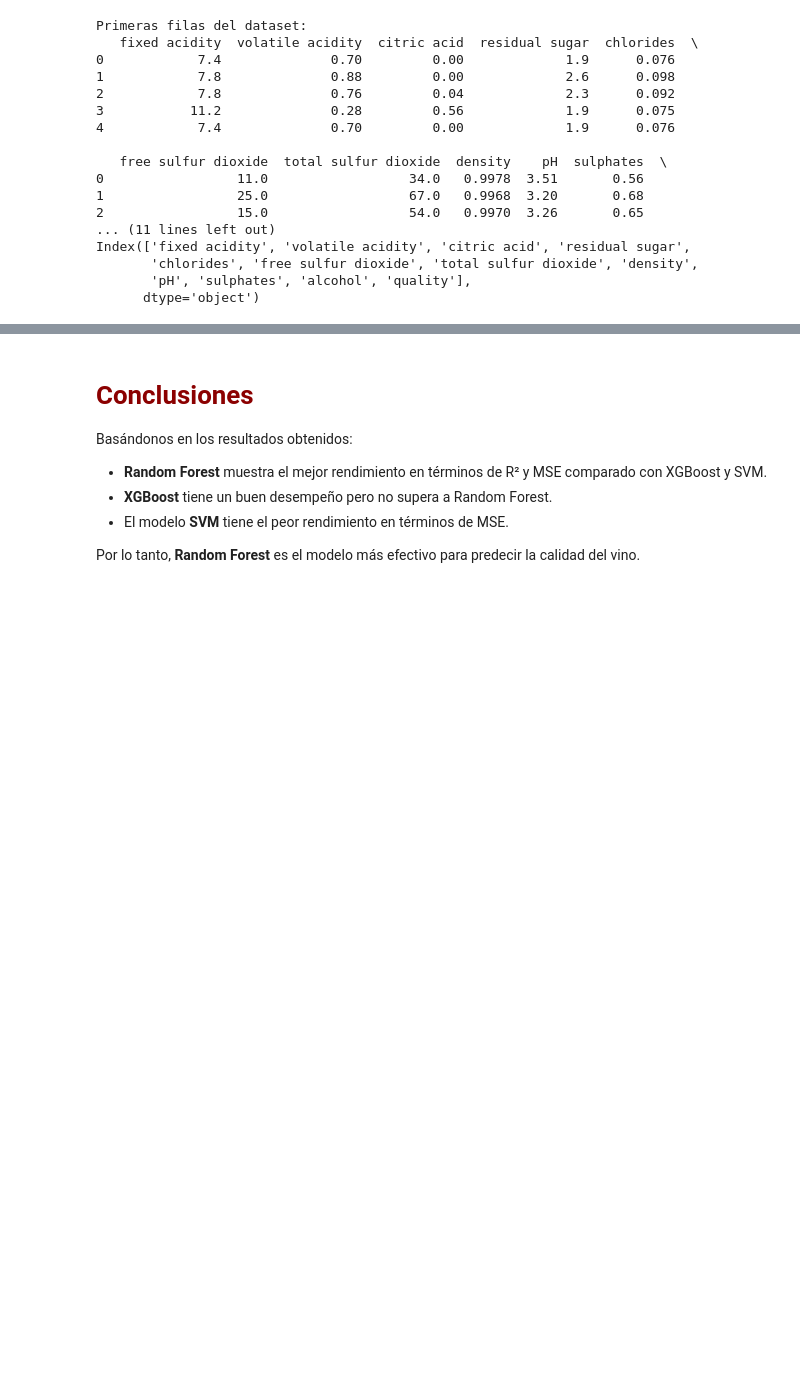
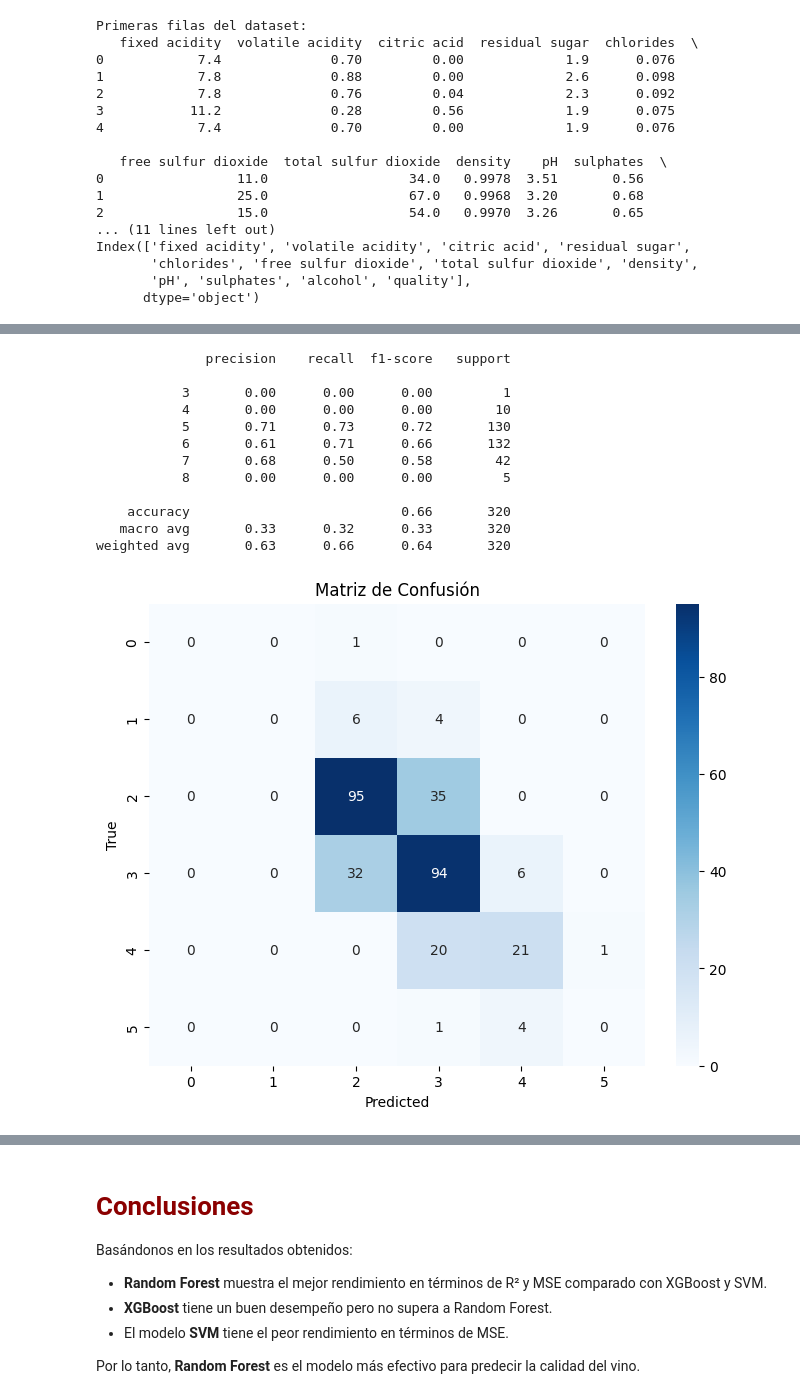
Before and after one commit to Angie-are/ML_WineQuality, a Jupyter notebook: src/results_notebook/ML_WineQuality.ipynb, the cells around one changed output, grey strips where cells are left out. Saved outputs shown, nothing was run; the diff lists cells and outputs as text; code cells hidden in the pictures; blank space fills up the shorter version.

```diff
--- a/src/results_notebook/ML_WineQuality.ipynb
+++ b/src/results_notebook/ML_WineQuality.ipynb
@@ -153,0 +173,12 @@ joblib.dump(rf_model, 'random_forest_model.pkl')
+# %%
+X = df.drop('quality', axis=1)
+y = df['quality']
+
+model_base = RandomForestClassifier(random_state=42)
+
+# Validación cruzada con accuracy y F1-score
+scores_acc = cross_val_score(model_base, X, y, cv=5, scoring='accuracy')
+scores_f1 = cross_val_score(model_base, X, y, cv=5, scoring='f1_macro')
+
+print(f"Accuracy CV: {scores_acc.mean():.3f} ± {scores_acc.std():.3f}")
+print(f"F1-score CV: {scores_f1.mean():.3f} ± {scores_f1.std():.3f}")
@@ -153,0 +252,12 @@ joblib.dump(rf_model, 'random_forest_model.pkl')
+# %%
+param_grid = {
+    'n_estimators': [50, 100, 200],
+    'max_depth': [None, 10, 20],
+    'min_samples_split': [2, 5]
+}
+
+grid_search = GridSearchCV(RandomForestClassifier(random_state=42), param_grid, cv=5, scoring='f1_macro')
+grid_search.fit(X, y)
+
+print("Mejores parámetros:", grid_search.best_params_)
+print("Mejor F1-score CV:", grid_search.best_score_)
@@ -153,0 +277,30 @@ joblib.dump(rf_model, 'random_forest_model.pkl')
+# %%
+X_train, X_test, y_train, y_test = train_test_split(X, y, test_size=0.2, random_state=42)
+
+best_model = RandomForestClassifier(**grid_search.best_params_, random_state=42)
+best_model.fit(X_train, y_train)
+y_pred = best_model.predict(X_test)
+
+print(classification_report(y_test, y_pred))
+
+cm = confusion_matrix(y_test, y_pred)
+plt.figure(figsize=(8,6))
+sns.heatmap(cm, annot=True, fmt='d', cmap='Blues')
+plt.xlabel('Predicted')
+plt.ylabel('True')
+plt.title('Matriz de Confusión')
+plt.show()
+# %% [output]
+              precision    recall  f1-score   support
+
+           3       0.00      0.00      0.00         1
+           4       0.00      0.00      0.00        10
+           5       0.71      0.73      0.72       130
+           6       0.61      0.71      0.66       132
+           7       0.68      0.50      0.58        42
+           8       0.00      0.00      0.00         5
+
+    accuracy                           0.66       320
+   macro avg       0.33      0.32      0.33       320
+weighted avg       0.63      0.66      0.64       320
+[figure, added]
```
Also changed, not shown: parts of 18 cells of this notebook.
